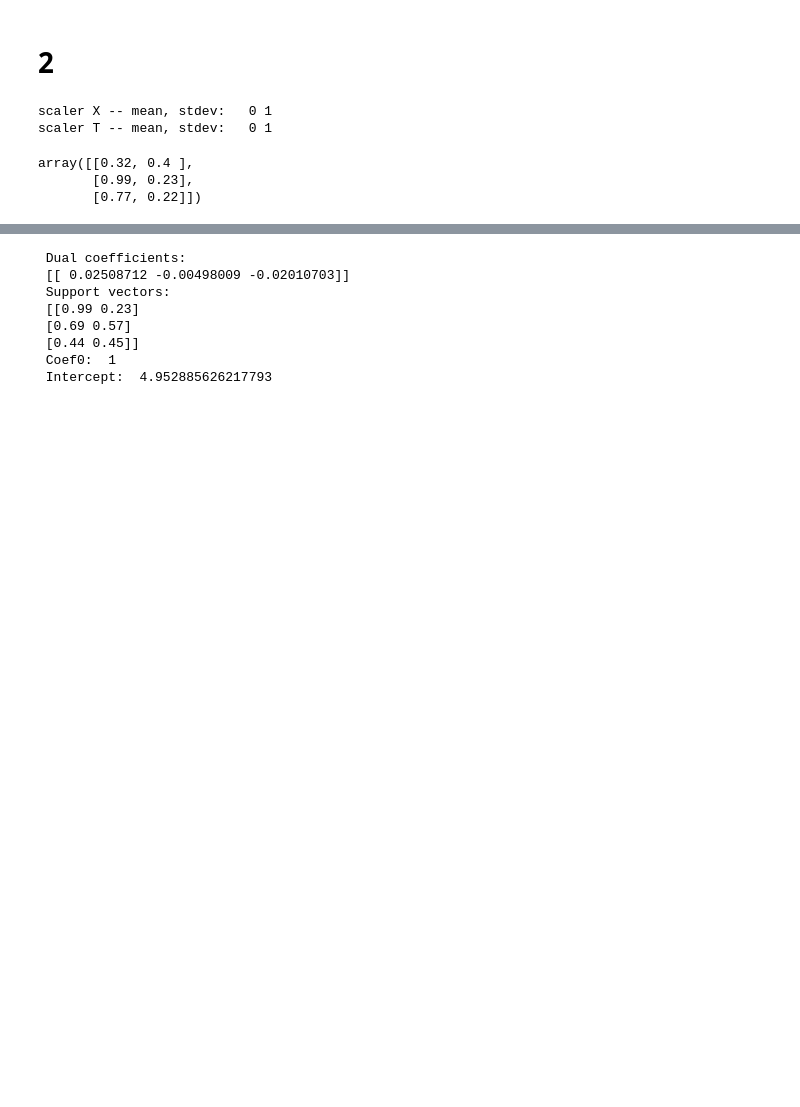
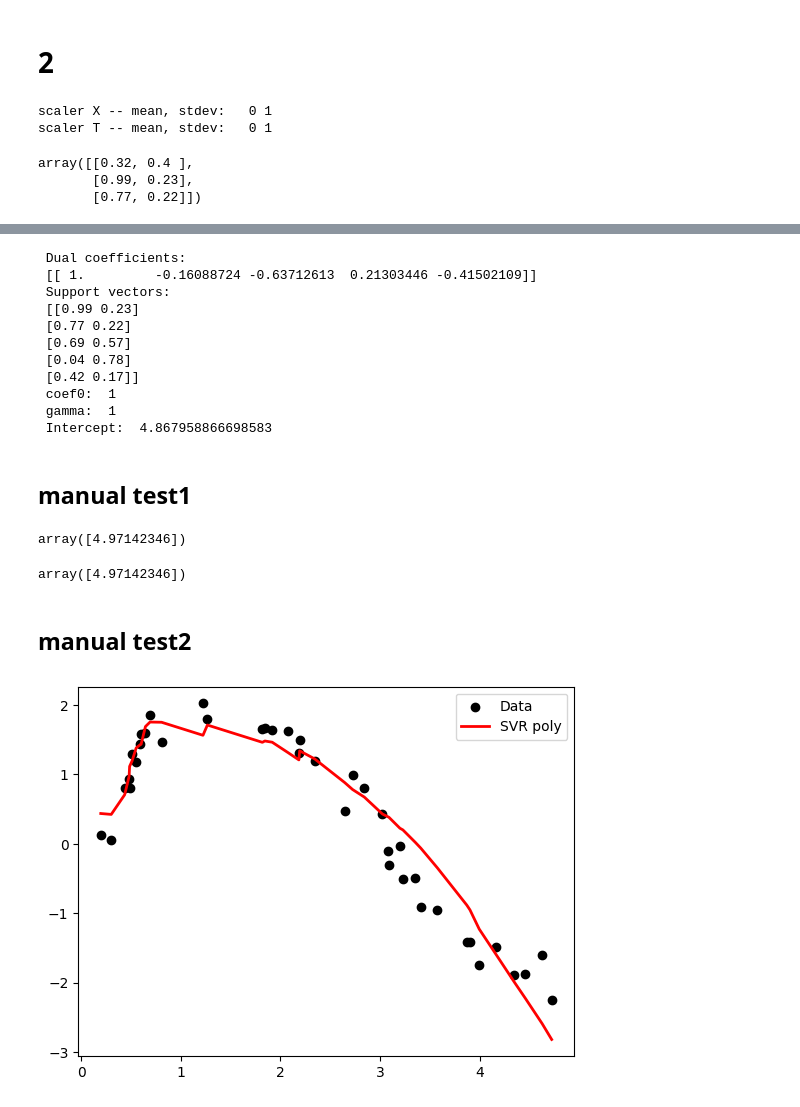
Before and after one commit to vladgap/Various, a Jupyter notebook: SVR_function_approx.ipynb, the cells around one changed output, grey strips where cells are left out. Cells and saved outputs as stored; diff of their text form; code cells hidden in the pictures; blank space fills up the shorter version.

```diff
--- a/SVR_function_approx.ipynb
+++ b/SVR_function_approx.ipynb
@@ -223,14 +223,71 @@ fig.show()
 svr_temp=svr2
 print (' Dual coefficients:\n',svr_temp.dual_coef_,'\n',
        'Support vectors:\n',svr_temp.support_vectors_,'\n',
-       'Coef0: ',svr_temp.coef0,'\n',
+       'coef0: ',svr_temp.coef0,'\n',
+       'gamma: ',svr_temp.gamma,'\n',
        'Intercept: ',svr_temp.intercept_[0],)
 # %% [output]
  Dual coefficients:
- [[ 0.02508712 -0.00498009 -0.02010703]]
+ [[ 1.         -0.16088724 -0.63712613  0.21303446 -0.41502109]]
  Support vectors:
  [[0.99 0.23]
+ [0.77 0.22]
  [0.69 0.57]
- [0.44 0.45]]
- Coef0:  1
- Intercept:  4.952885626217793
+ [0.04 0.78]
+ [0.42 0.17]]
+ coef0:  1
+ gamma:  1
+ Intercept:  4.867958866698583
+# %% [markdown]
+## manual test1
+# %%
+regressor=svr2
+
+# Extract the parameters
+support_vectors = regressor.support_vectors_
+coefficients = regressor.dual_coef_
+intercept = regressor.intercept_
+gamma = regressor.gamma
+
+# Polynomial kernel function
+def polynomial_kernel(x, y, degree=2, r=1, gamma=1):
+    return (gamma * np.dot(x, y) + r) ** degree
+
+# Predict manually (example for one instance x)
+x = [0.37,0.69]  # replace this with your instance
+manual_y_pred = np.sum(coefficients.ravel() * np.array([polynomial_kernel(x, sv, 2, 1, gamma) for sv in support_vectors])) + intercept
+manual_y_pred
+# %% [output]
+array([4.97142346])
+# %%
+svr2.predict([x])
+# %% [output]
+array([4.97142346])
+# %% [markdown]
+## manual test2
+# %%
+import numpy as np
+from sklearn.svm import SVR
+import matplotlib.pyplot as plt
+
+# Generate sample data
+np.random.seed(0)
+X = np.sort(5 * np.random.rand(40, 2), axis=0)
+y = np.sin(X).sum(axis=1) + np.random.randn(40) * 0.2
+
+# Define SVR model
+svr_poly = SVR(kernel='poly',coef0=1, degree=2, gamma=1)
+
+# Fit model
+svr_poly.fit(X, y)
+
+# Predict on sample data
+y_pred = svr_poly.predict(X)
+
+# Plot results
+plt.scatter(X[:,1], y, color='black', label='Data')
+plt.plot(X[:,1], y_pred, color='red', linewidth=2, label='SVR poly')
+plt.legend()
+plt.show()
+# %% [output]
+[figure, added]
```
Also changed, not shown: parts of 4 cells of this notebook.
